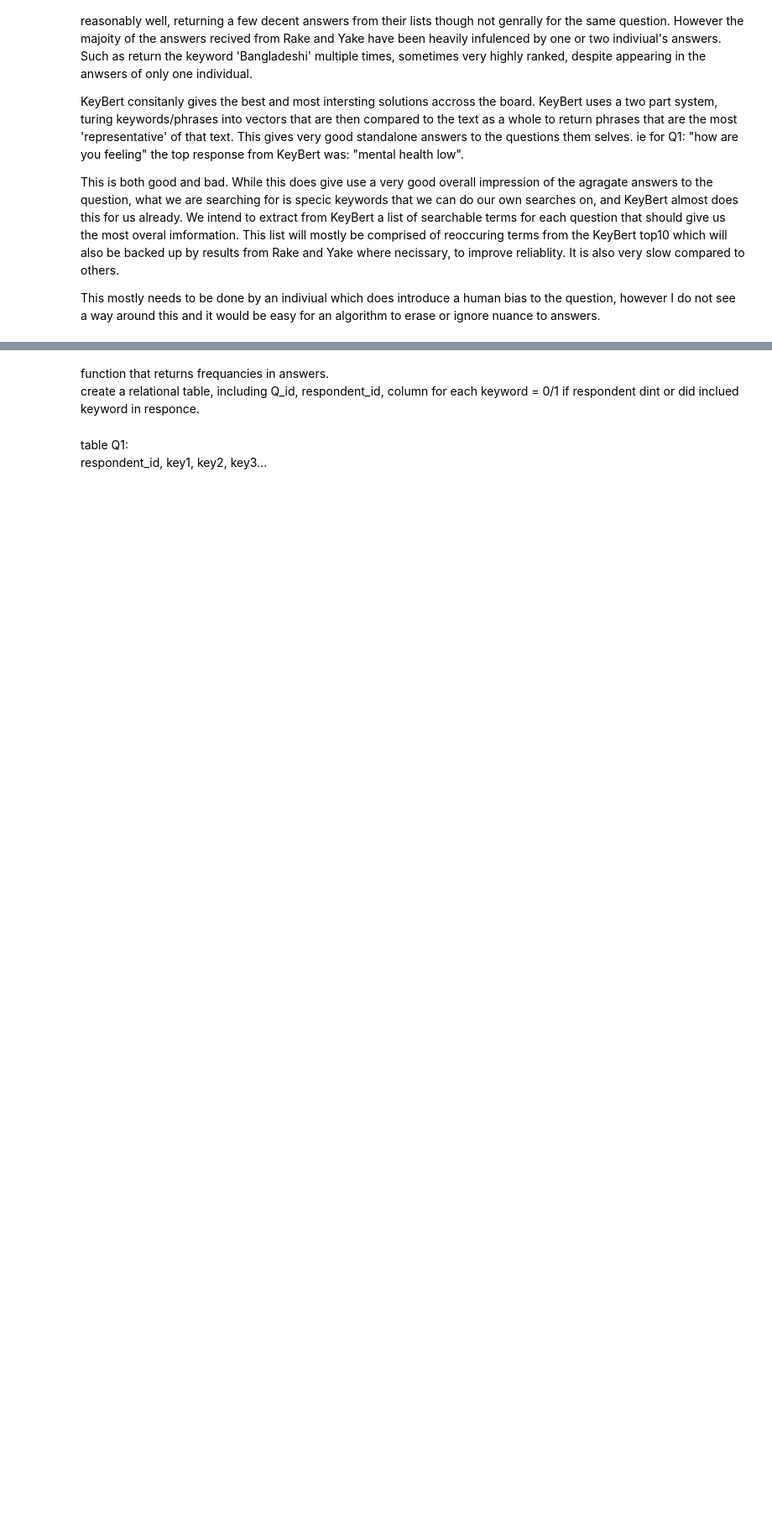
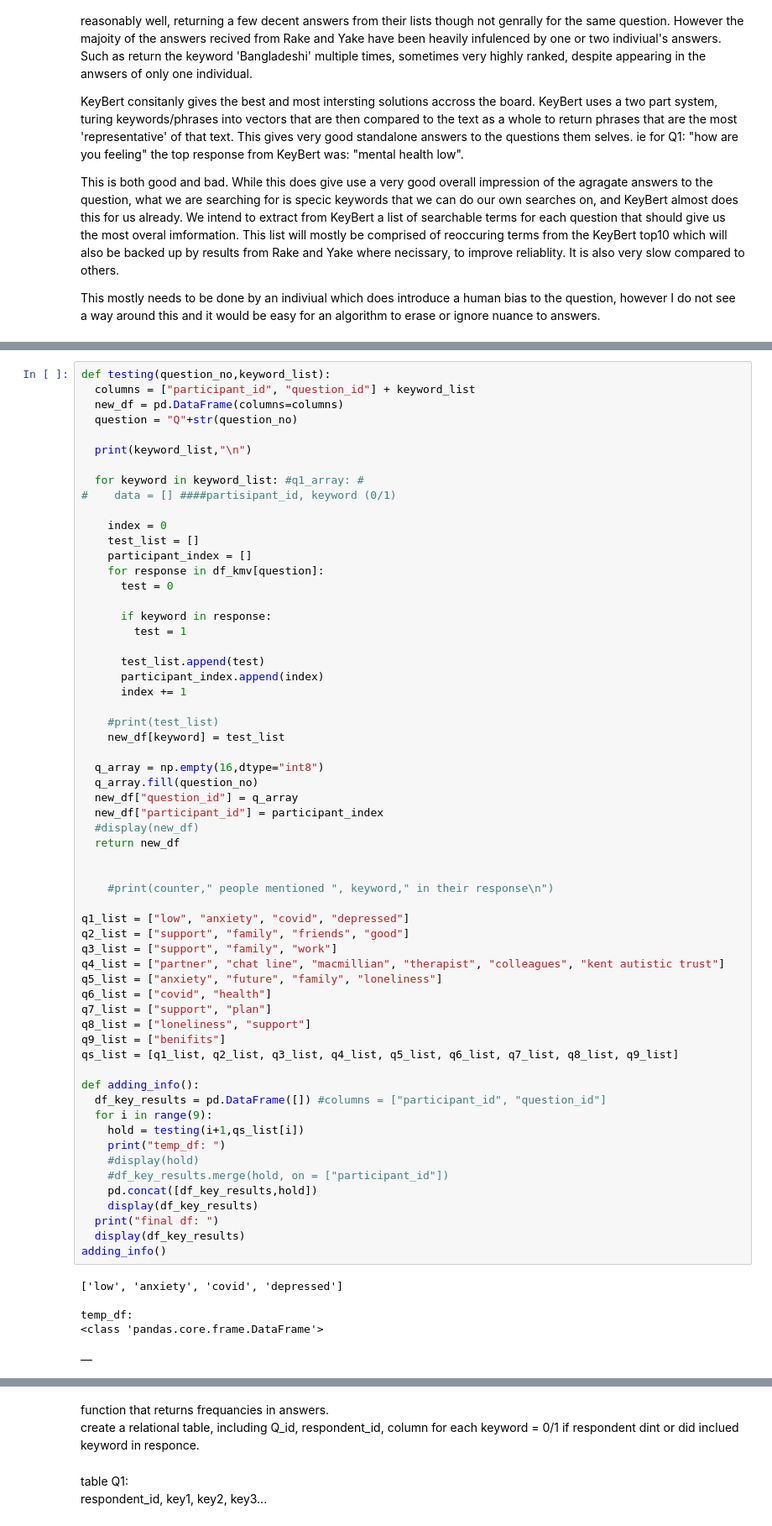
Before and after one commit to SebastienBienfait/L2C-Data-managment, a Jupyter notebook: keywords.ipynb, the cells around one changed output, grey strips where cells are left out. Shown: that part at 84% size. Cells and saved outputs as stored; diff of their text form; blank space fills up the shorter version.

```diff
--- a/keywords.ipynb
+++ b/keywords.ipynb
@@ -423,0 +385,66 @@ yes
+# %%
+def testing(question_no,keyword_list):
+  columns = ["participant_id", "question_id"] + keyword_list
+  new_df = pd.DataFrame(columns=columns)
+  question = "Q"+str(question_no)
+
+  print(keyword_list,"\n")
+
+  for keyword in keyword_list: #q1_array: #
+#    data = [] ####partisipant_id, keyword (0/1)
+
+    index = 0
+    test_list = []
+    participant_index = []
+    for response in df_kmv[question]:
+      test = 0
+
+      if keyword in response:
+        test = 1
+
+      test_list.append(test)
+      participant_index.append(index)
+      index += 1
+
+    #print(test_list)
+    new_df[keyword] = test_list
+
+  q_array = np.empty(16,dtype="int8")
+  q_array.fill(question_no)
+  new_df["question_id"] = q_array
+  new_df["participant_id"] = participant_index
+  #display(new_df)
+  return new_df
+
+
+    #print(counter," people mentioned ", keyword," in their response\n")
+
+q1_list = ["low", "anxiety", "covid", "depressed"]
+q2_list = ["support", "family", "friends", "good"]
+q3_list = ["support", "family", "work"]
+q4_list = ["partner", "chat line", "macmillian", "therapist", "colleagues", "kent autistic trust"]
+q5_list = ["anxiety", "future", "family", "loneliness"]
+q6_list = ["covid", "health"]
+q7_list = ["support", "plan"]
+q8_list = ["loneliness", "support"]
+q9_list = ["benifits"]
+qs_list = [q1_list, q2_list, q3_list, q4_list, q5_list, q6_list, q7_list, q8_list, q9_list]
+
+def adding_info():
+  df_key_results = pd.DataFrame([]) #columns = ["participant_id", "question_id"]
+  for i in range(9):
+    hold = testing(i+1,qs_list[i])
+    print("temp_df: ")
+    #display(hold)
+    #df_key_results.merge(hold, on = ["participant_id"])
+    pd.concat([df_key_results,hold])
+    display(df_key_results)
+  print("final df: ")
+  display(df_key_results)
+adding_info()
+# %% [output]
+['low', 'anxiety', 'covid', 'depressed']
+
+temp_df:
+<class 'pandas.core.frame.DataFrame'>
+|  |
```
Also changed, not shown: parts of 4 cells of this notebook.
